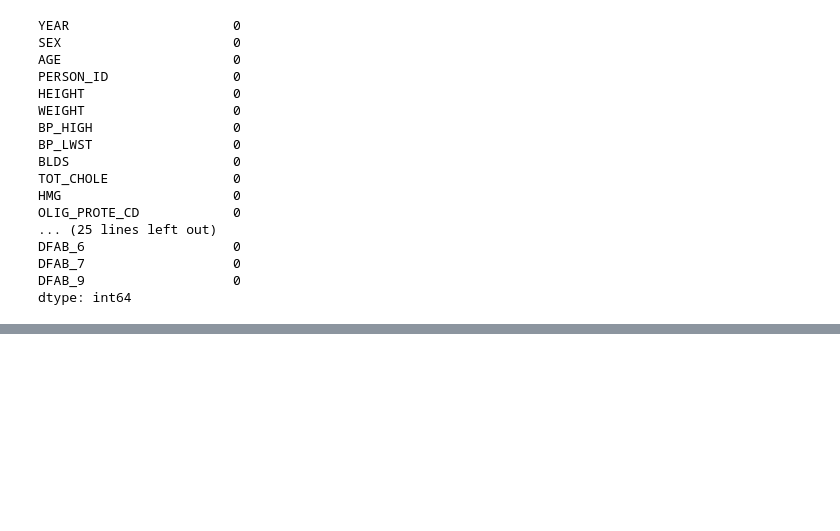
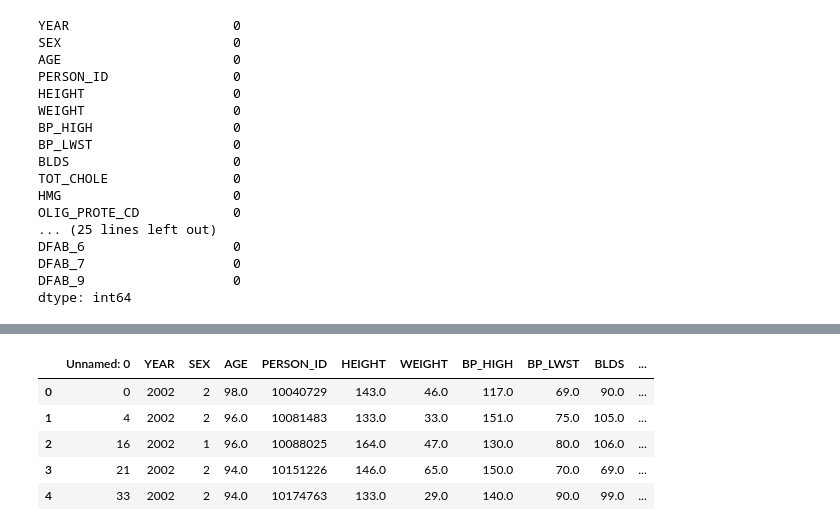
Before and after one commit to JoonYoung-Sohn/practice, a Jupyter notebook: Disease Prediction/201227_dataprocessing.ipynb, the cells around one changed output, grey strips where cells are left out. Cells and saved outputs as stored; diff of their text form; code cells hidden in the pictures; blank space fills up the shorter version.

```diff
--- a/Disease Prediction/201227_dataprocessing.ipynb
+++ b/Disease Prediction/201227_dataprocessing.ipynb
@@ -165,3 +178,13 @@ files.download('jk_gj_merge.csv')
 # %% [output]
 [interactive output not drawn]
 [interactive output not drawn]
+# %%
+jk_gj=pd.read_csv('/gdrive/My Drive/Disease Prediction/jk_gj_merge.csv')
+jk_gj.head()
+# %% [output]
+|  | Unnamed: 0 | YEAR | SEX | AGE | PERSON_ID | HEIGHT | WEIGHT | BP_HIGH | BP_LWST | BLDS | ... |
+| 0 | 0 | 2002 | 2 | 98.0 | 10040729 | 143.0 | 46.0 | 117.0 | 69.0 | 90.0 | ... |
+| 1 | 4 | 2002 | 2 | 96.0 | 10081483 | 133.0 | 33.0 | 151.0 | 75.0 | 105.0 | ... |
+| 2 | 16 | 2002 | 1 | 96.0 | 10088025 | 164.0 | 47.0 | 130.0 | 80.0 | 106.0 | ... |
+| 3 | 21 | 2002 | 2 | 94.0 | 10151226 | 146.0 | 65.0 | 150.0 | 70.0 | 69.0 | ... |
+| 4 | 33 | 2002 | 2 | 94.0 | 10174763 | 133.0 | 29.0 | 140.0 | 90.0 | 99.0 | ... |
```
Also changed, not shown: parts of 16 cells of this notebook.
